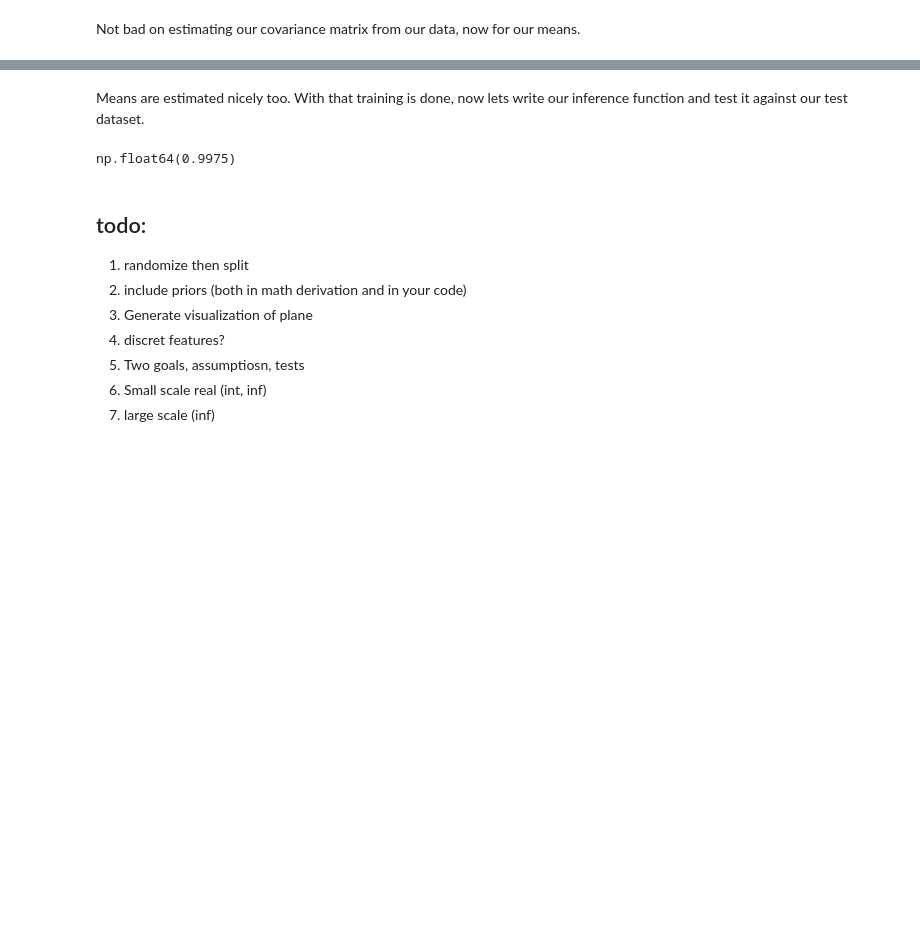
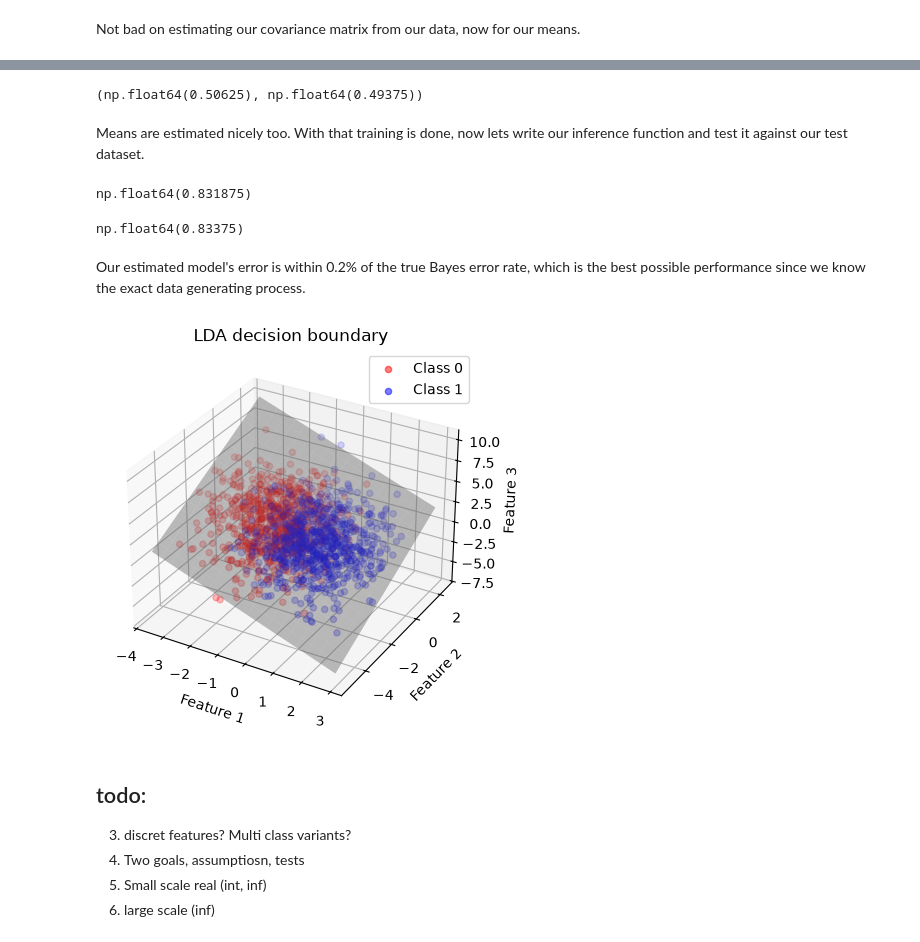
Before and after one commit to angelusualle/machine-learning, a Jupyter notebook: classification/linear-decision-boundaries/generative/lda/lda.ipynb, the cells around one changed output, grey strips where cells are left out. Cells and saved outputs as stored; diff of their text form; code cells hidden in the pictures; blank space fills up the shorter version.

```diff
--- a/classification/linear-decision-boundaries/generative/lda/lda.ipynb
+++ b/classification/linear-decision-boundaries/generative/lda/lda.ipynb
@@ -108,8 +113,14 @@ mean_label_1, [.5, -1.5, 1]
+# %%
+marginal_1 = (training_dataset[:, -1] == 1).mean()
+marginal_0 = 1 - marginal_1
+marginal_1, marginal_0
+# %% [output]
+(np.float64(0.50625), np.float64(0.49375))
 # %% [markdown]
 Means are estimated nicely too.
 With that training is done, now lets write our inference function and test it against our test dataset.
 # %%
-def predict_class(points, label_1_mean, label_0_mean, cov):
+def predict_class(points, label_1_mean, label_0_mean, cov, marginal_1, marginal_0):
     inv_cov = np.linalg.inv(cov)
     offset_0 = label_0_mean.T @ inv_cov @ label_0_mean
     offset_1 = label_1_mean.T @ inv_cov @ label_1_mean
@@ -117,21 +128,61 @@ def predict_class(points, label_1_mean, label_0_mean, cov):
     linear_0 = 2 * points @ inv_cov @ label_0_mean
     linear_1= 2 * points @ inv_cov @ label_1_mean
 
-    score_0 = offset_0 - linear_0
-    score_1 = offset_1 - linear_1
+    score_0 = offset_0 - linear_0 - 2*np.log(marginal_0)
+    score_1 = offset_1 - linear_1 - 2*np.log(marginal_1)
     return (score_0 > score_1).astype(float)
 
-result = predict_class(test_dataset[:, :-1], mean_label_1, mean_label_0, cov)
+result = predict_class(test_dataset[:, :-1], mean_label_1, mean_label_0, cov, marginal_1, marginal_0)
 
 (result == test_dataset[:, -1]).mean()
 # %% [output]
-np.float64(0.9975)
+np.float64(0.831875)
+# %%
+result = predict_class(test_dataset[:, :-1], np.array([.5, -1.5, 1]), np.array([-1, -1.5, 2]), common_covariance_matrix, 0.5, 0.5)
+
+(result == test_dataset[:, -1]).mean()
+# %% [output]
+np.float64(0.83375)
+# %% [markdown]
+Our estimated model's error is within 0.2% of the true Bayes error rate, which is the best possible performance since we know the exact data generating process.
+# %%
+import matplotlib.pyplot as plt
+
+inv_cov = np.linalg.inv(cov)
+
+W = 2*(inv_cov @ mean_label_1 - inv_cov @ mean_label_0)
+
+D = mean_label_1.T @ inv_cov @ mean_label_1 - mean_label_0.T @ inv_cov @ mean_label_0 - 2*np.log(marginal_1) + 2 * np.log(marginal_0)
+
+x_min, x_max = test_dataset[:, 0].min(), test_dataset[:, 0].max()
+y_min, y_max = test_dataset[:, 1].min(), test_dataset[:, 1].max()
+
+xx, yy = np.meshgrid(np.linspace(x_min, x_max, 20), np.linspace(y_min, y_max, 20))
+
+zz = (D - W[0]*xx - W[1]*yy) / W[2]
+
+fig = plt.figure()
+ax = fig.add_subplot(projection="3d")
+
+test_0 = test_dataset[test_dataset[:, -1] == 0]
+test_1 = test_dataset[test_dataset[:, -1] == 1]
+
+ax.scatter3D(test_0[:, 0], test_0[:, 1], test_0[:, 2], c="red", alpha=0.5, label="Class 0")
+ax.scatter3D(test_1[:, 0], test_1[:, 1], test_1[:, 2], c="blue", alpha=0.5, label="Class 1")
+
+ax.plot_surface(xx, yy, zz, color="gray", alpha=0.4, edgecolor="none")
+
+ax.set_title("LDA decision boundary")
+ax.set_xlabel("Feature 1")
+ax.set_ylabel("Feature 2")
+ax.set_zlabel("Feature 3")
+plt.legend()
+plt.show()
+# %% [output]
+[figure, added]
 # %% [markdown]
 ## todo:
-1. randomize then split
-2. include priors (both in math derivation and in your code)
-3. Generate visualization of plane
-3. discret features?
+3. discret features? Multi class variants?
 4. Two goals, assumptiosn, tests
 5. Small scale real (int, inf)
 6. large scale (inf)
```
Also changed, not shown: parts of 7 cells of this notebook.
